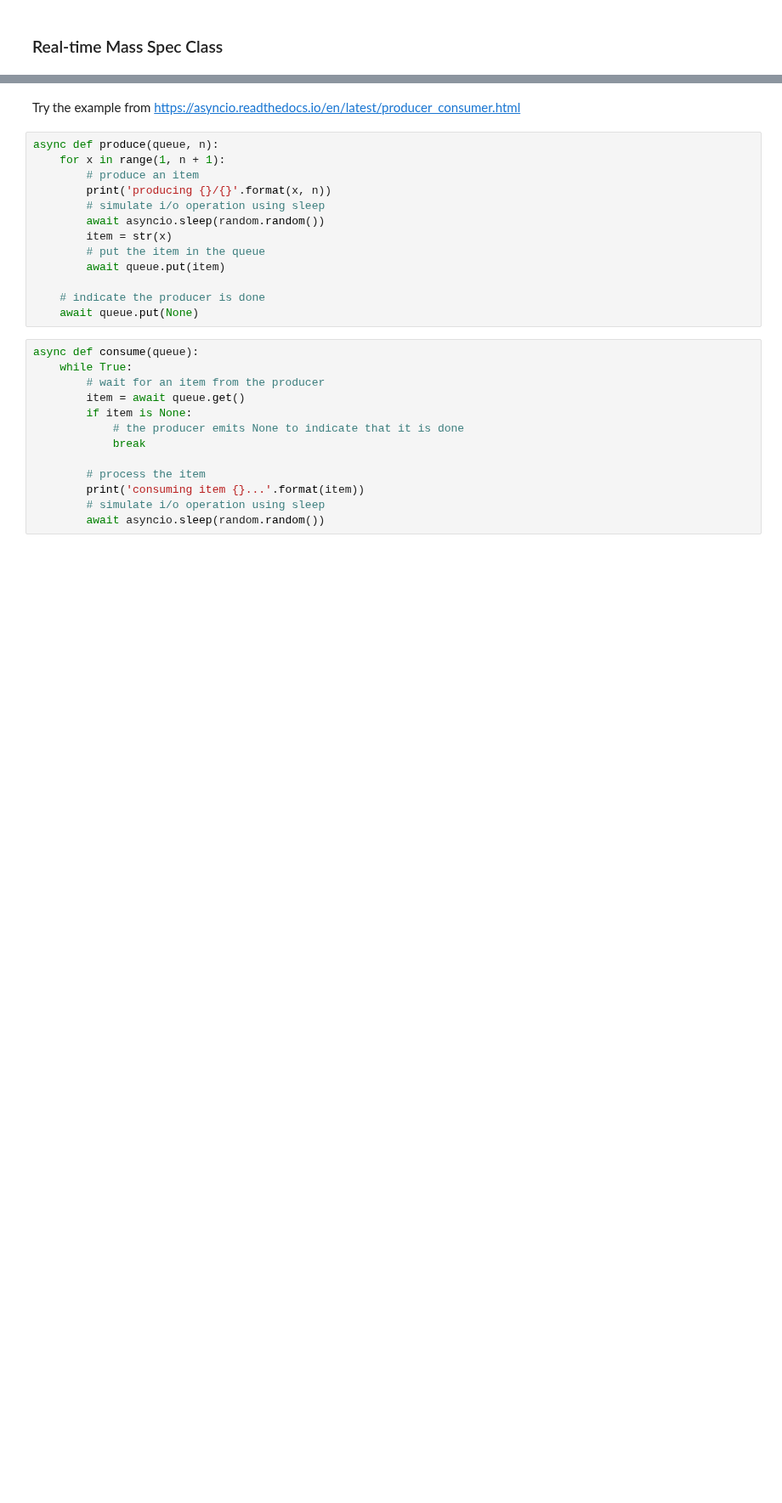
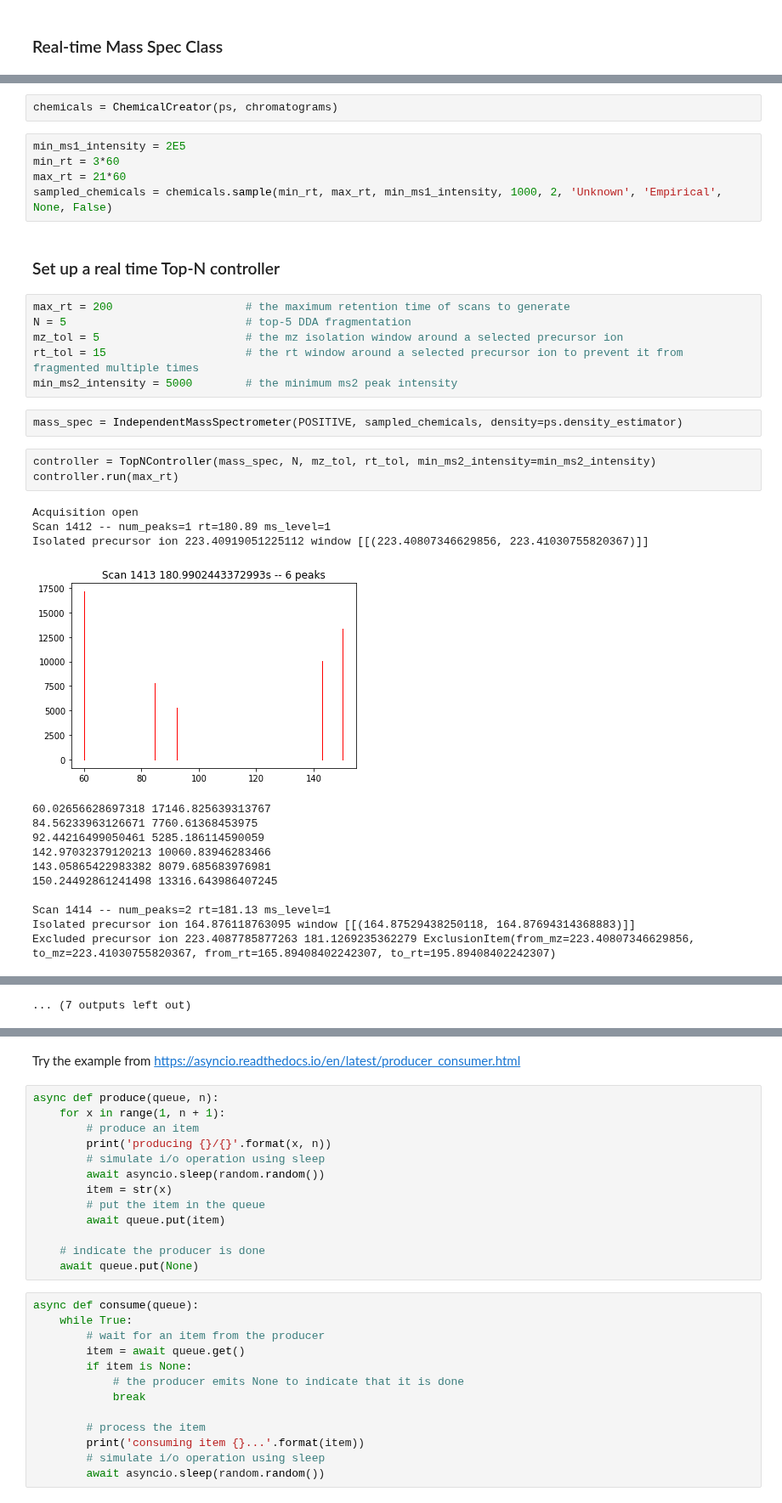
Before and after one commit to sdrogers/clms, a Jupyter notebook: Simulator/notebooks/asyncio_test.ipynb, the cells around one changed output, grey strips where cells are left out. Shown at 85% size. Drawn from its saved outputs; the diff is of its cells as text; blank space fills up the shorter version.

Commit message:
Initial real time mass spec

```diff
--- a/Simulator/notebooks/asyncio_test.ipynb
+++ b/Simulator/notebooks/asyncio_test.ipynb
@@ -5,0 +51,35 @@ import random
+# %%
+chemicals = ChemicalCreator(ps, chromatograms)
+# %%
+min_ms1_intensity = 2E5
+min_rt = 3*60
+max_rt = 21*60
+sampled_chemicals = chemicals.sample(min_rt, max_rt, min_ms1_intensity, 1000, 2, 'Unknown', 'Empirical', None, False)
+# %% [markdown]
+### Set up a real time Top-N controller
+# %%
+max_rt = 200                    # the maximum retention time of scans to generate
+N = 5                           # top-5 DDA fragmentation
+mz_tol = 5                      # the mz isolation window around a selected precursor ion
+rt_tol = 15                     # the rt window around a selected precursor ion to prevent it from fragmented multiple times
+min_ms2_intensity = 5000        # the minimum ms2 peak intensity
+# %%
+mass_spec = IndependentMassSpectrometer(POSITIVE, sampled_chemicals, density=ps.density_estimator)
+# %%
+controller = TopNController(mass_spec, N, mz_tol, rt_tol, min_ms2_intensity=min_ms2_intensity)
+controller.run(max_rt)
+# %% [output]
+Acquisition open
+Scan 1412 -- num_peaks=1 rt=180.89 ms_level=1
+Isolated precursor ion 223.40919051225112 window [[(223.40807346629856, 223.41030755820367)]]
+[figure, added]
+60.02656628697318 17146.825639313767
+84.56233963126671 7760.61368453975
+92.44216499050461 5285.186114590059
+142.97032379120213 10060.83946283466
+143.05865422983382 8079.685683976981
+150.24492861241498 13316.643986407245
+
+Scan 1414 -- num_peaks=2 rt=181.13 ms_level=1
+Isolated precursor ion 164.876118763095 window [[(164.87529438250118, 164.87694314368883)]]
+Excluded precursor ion 223.4087785877263 181.1269235362279 ExclusionItem(from_mz=223.40807346629856, to_mz=223.41030755820367, from_rt=165.89408402242307, to_rt=195.89408402242307)
@@ -5,0 +150 @@ import random
+... (7 outputs left out)
```
Also changed, not shown: parts of 16 cells of this notebook, 1 other file.
